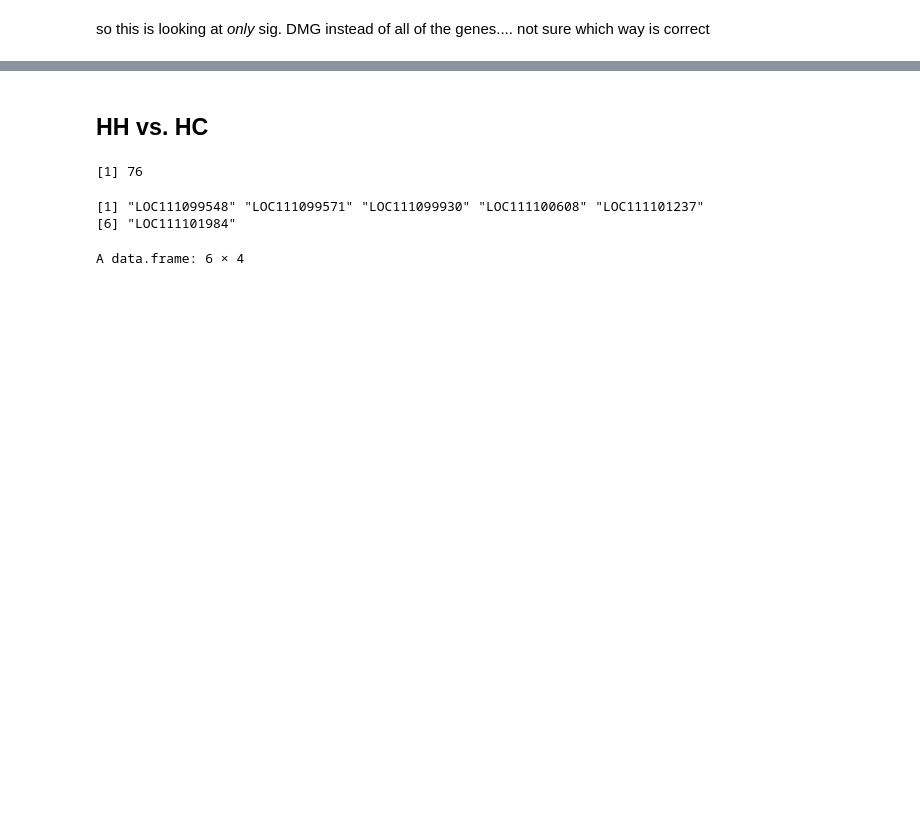
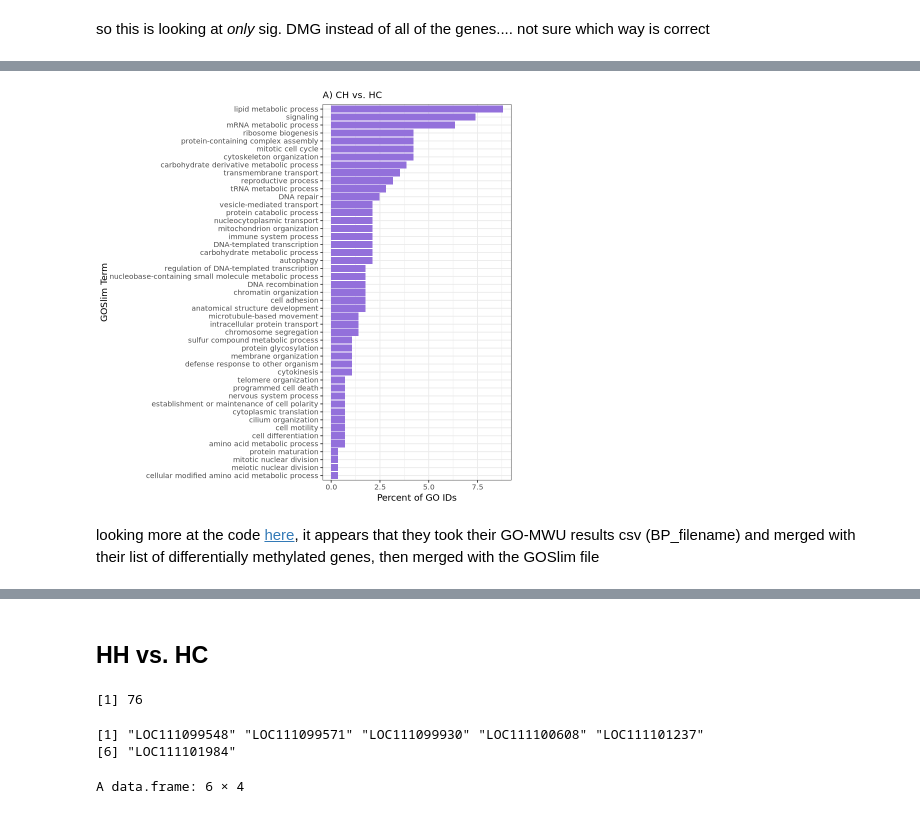
Before and after one commit to jgmcdonough/CE18_methylRAD_analysis, a Jupyter notebook: analysis/DMGs_analysis/mapGO2GOslim.ipynb, the cells around one changed output, grey strips where cells are left out. Saved outputs shown, nothing was run; the diff lists cells and outputs as text; code cells hidden in the pictures; blank space fills up the shorter version.

```diff
--- a/analysis/DMGs_analysis/mapGO2GOslim.ipynb
+++ b/analysis/DMGs_analysis/mapGO2GOslim.ipynb
@@ -854,0 +1059,12 @@ so this is looking at *only* sig. DMG instead of all of the genes.... not sure w
+# %%
+# copied from workflow pipeline linked above
+
+# extract GOslims from OBO
+
+# Create GSEAbase GOCollection using `go_ids`
+myCollection <- GOCollection(go_ids)
+
+# Retrieve GOslims from GO OBO file set
+slim <- getOBOCollection(gseabase_files)
+
+str(slim)
@@ -854,0 +1085,9 @@ so this is looking at *only* sig. DMG instead of all of the genes.... not sure w
+# %%
+# copied from workflow pipeline linked above
+
+# retrieve BP GOslims
+
+# Retrieve Biological Process (BP) GOslims
+slimdf <- goSlim(myCollection, slim, "BP", verbose)
+str(slimdf)
+head(slimdf)
@@ -854,0 +1206,13 @@ so this is looking at *only* sig. DMG instead of all of the genes.... not sure w
+# %%
+# copied from workflow pipeline linked above
+
+# sort and select slimdf counts
+
+slimdf.sorted <- slimdf %>% arrange(desc(Count))
+
+slim.count.df <- slimdf.sorted[,c(3,1)]
+ # select(Term, Count)
+
+str(slim.count.df)
+
+head(slim.count.df)
@@ -854,0 +1232,13 @@ so this is looking at *only* sig. DMG instead of all of the genes.... not sure w
+# %%
+ggplot(slimdf %>%
+         filter(Percent > 0) %>% # remove those without any matching GO IDs
+         arrange(desc(Percent)), # order by most to least
+       aes(x=reorder(Term, Percent), y=Percent)) +
+  geom_col(fill = 'mediumpurple') +
+  labs(x="GOSlim Term", y="Percent of GO IDs", subtitle = 'A) CH vs. HC') +
+coord_flip() +
+  theme_bw()
+# %% [output]
+[figure, added]
+# %% [markdown]
+looking more at the code [here](https://github.com/epigeneticstoocean/paper-gonad-meth/blob/master/code/14-Gene-Enrichment-with-GO-MWU.Rmd), it appears that they took their GO-MWU results csv (BP_filename) and merged with their list of differentially methylated genes, then merged with the GOSlim file
```
Also changed, not shown: parts of 77 cells of this notebook, 3 other files.
